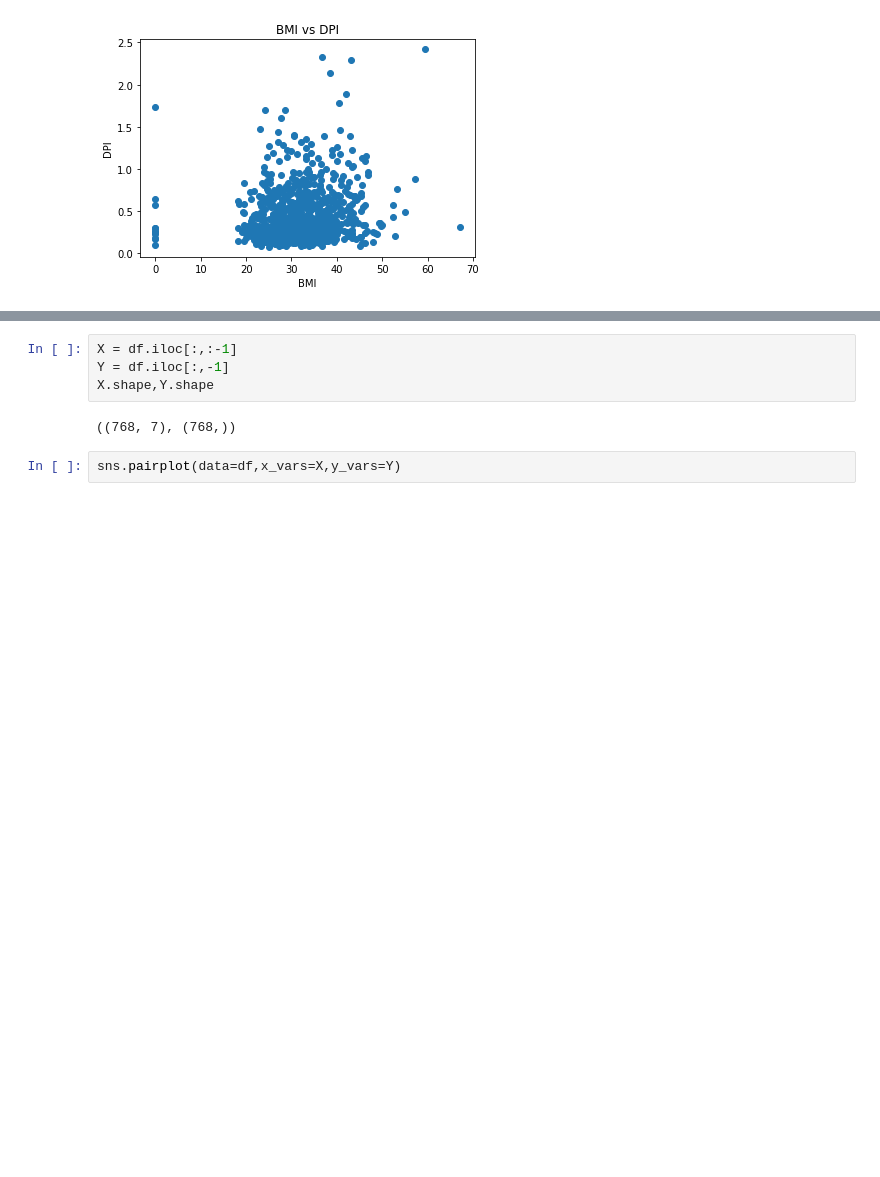
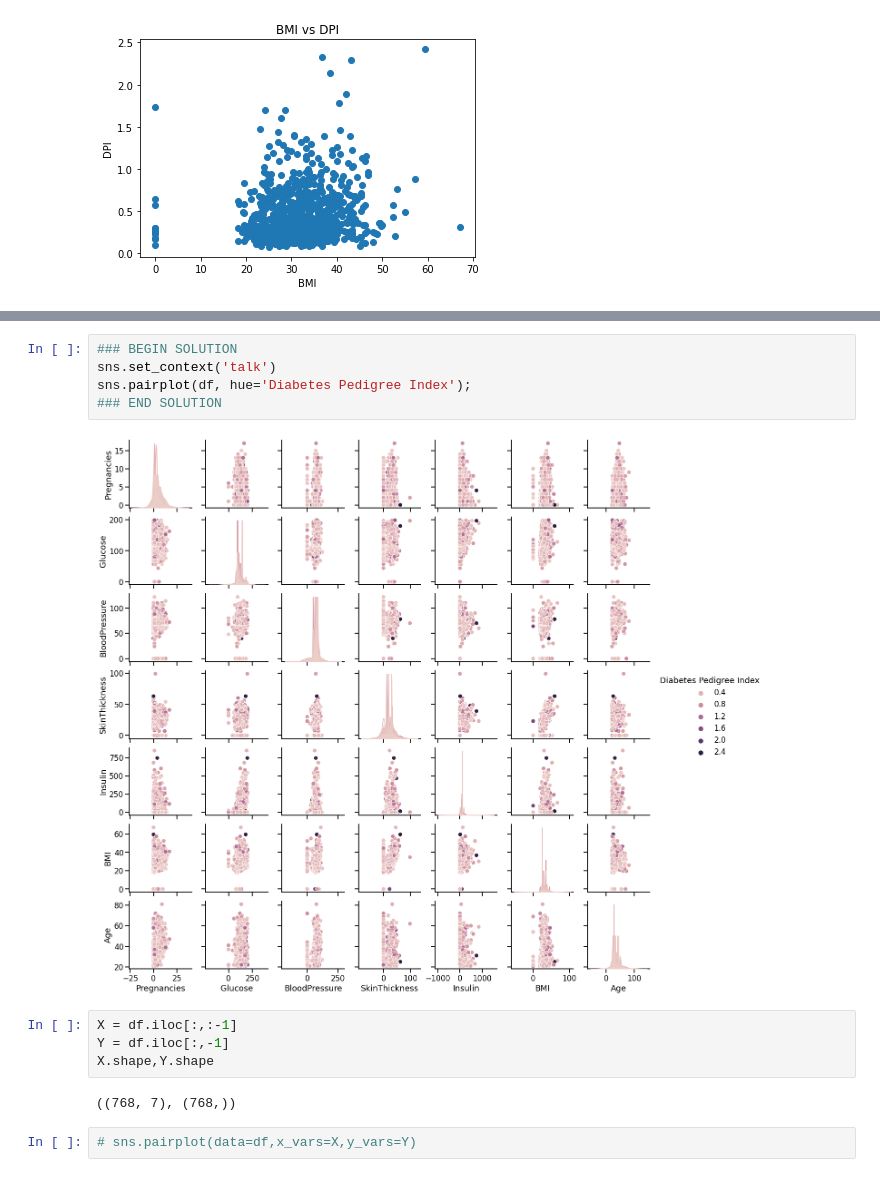
Before and after one commit to AnisH1427/Data-Analysis, a Jupyter notebook: Untitled.ipynb, the cells around one changed output, grey strips where cells are left out. Cells and saved outputs as stored; diff of their text form; blank space fills up the shorter version.

```diff
--- a/Untitled.ipynb
+++ b/Untitled.ipynb
@@ -149,3 +174,10 @@ ax.set(xlabel='BMI',
+# %%
+### BEGIN SOLUTION
+sns.set_context('talk')
+sns.pairplot(df, hue='Diabetes Pedigree Index');
+### END SOLUTION
+# %% [output]
+[figure, added]
 # %%
 X = df.iloc[:,:-1]
 Y = df.iloc[:,-1]
@@ -153,4 +185,4 @@ X.shape,Y.shape
 # %% [output]
 ((768, 7), (768,))
 # %%
-sns.pairplot(data=df,x_vars=X,y_vars=Y)
+# sns.pairplot(data=df,x_vars=X,y_vars=Y)
```
Also changed, not shown: parts of 15 cells of this notebook.
